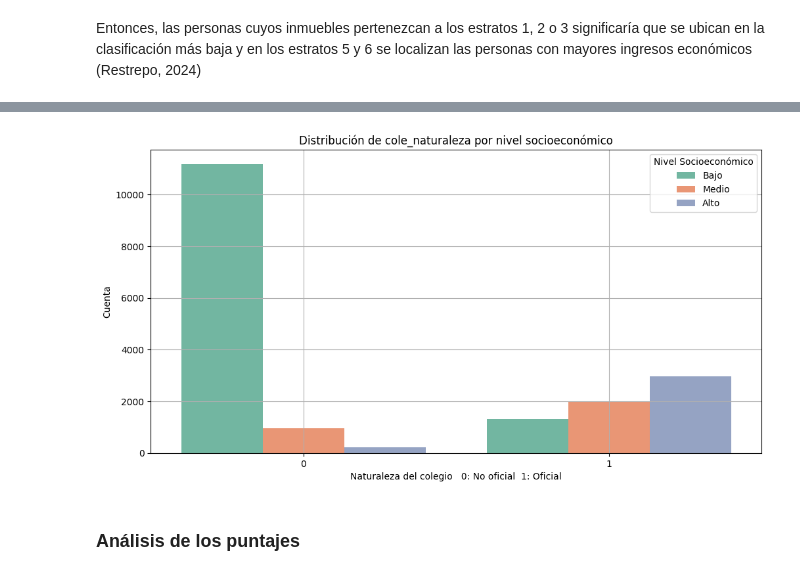
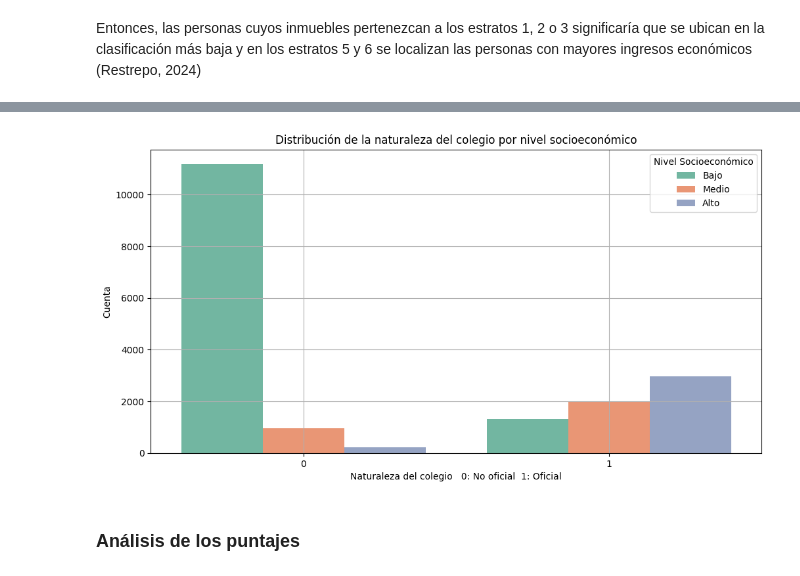
Before and after one commit to NicoAO/Proyecto-3-Anal-tica, a Jupyter notebook: S2_AnalisisDeDatos.ipynb, the cells around one changed output, grey strips where cells are left out. Saved outputs shown, nothing was run; the diff lists cells and outputs as text; code cells hidden in the pictures.

```diff
--- a/S2_AnalisisDeDatos.ipynb
+++ b/S2_AnalisisDeDatos.ipynb
@@ -80,15 +80,15 @@ plt.show()
 # %%
 palette = sns.color_palette("Set2")
 plt.figure(figsize=(12, 6))
 sns.countplot(x='cole_naturaleza', hue='Nivel', data=combined_df,palette=palette)
-plt.title('Distribución de cole_naturaleza por nivel socioeconómico')
+plt.title('Distribución de la naturaleza del colegio por nivel socioeconómico')
 plt.xlabel('Naturaleza del colegio   0: No oficial  1: Oficial')
 plt.ylabel('Cuenta')
 plt.legend(title='Nivel Socioeconómico')
 plt.grid(True)
 plt.show()
 # %% [output]
-[figure, old version]
+[figure, new version]
 # %% [markdown]
 ### Análisis de los puntajes
 # %%
```
Also changed, not shown: parts of 4 cells of this notebook.
